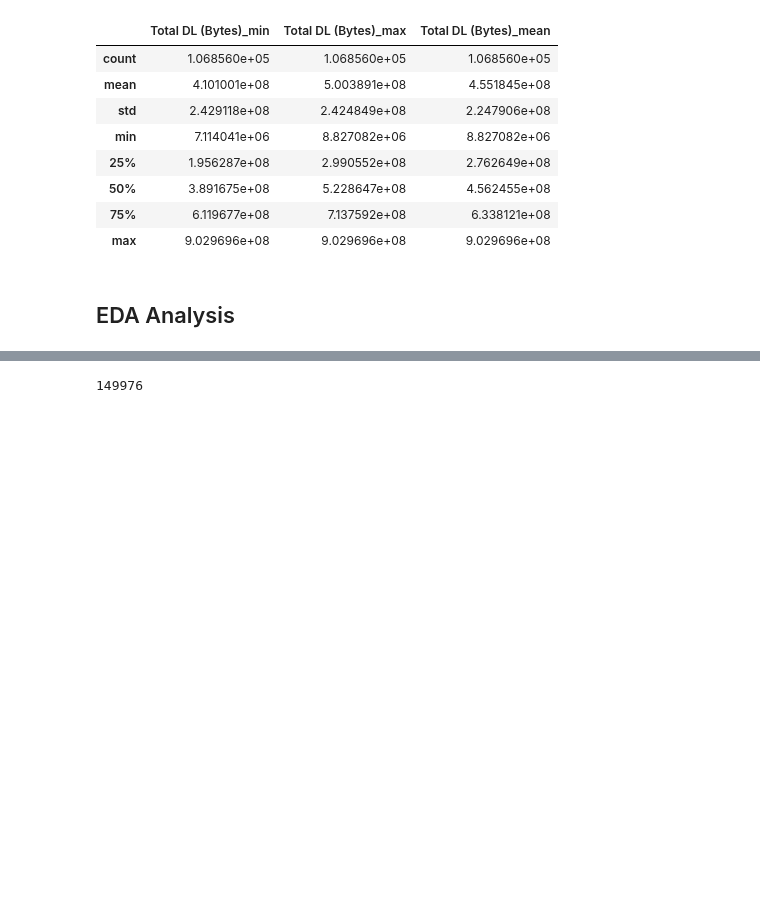
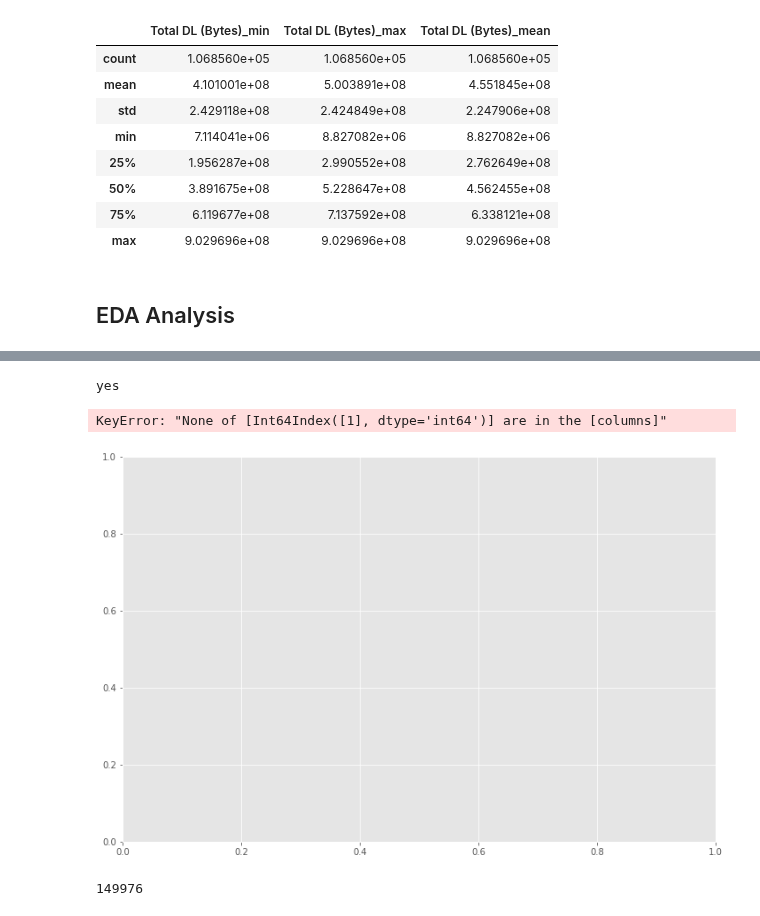
Before and after one commit to tutorialcreation/TelComChallenge, a Jupyter notebook: notebooks/Analysis.ipynb, the cells around one changed output, grey strips where cells are left out. Drawn from its saved outputs; the diff is of its cells as text; code cells hidden in the pictures; blank space fills up the shorter version.

```diff
--- a/notebooks/Analysis.ipynb
+++ b/notebooks/Analysis.ipynb
@@ -324,3 +380,9 @@ pd.DataFrame(numeric_df['Start ms'].describe())
+# %%
+graphical_univariate(numeric_df,numerical_features,"numeric","box",1)
+# %% [output]
+yes
+KeyError: "None of [Int64Index([1], dtype='int64')] are in the [columns]"
+[figure, added]
 # %%
 X = numerical_transforms
 y = numerical_transforms[]
```
Also changed, not shown: parts of 36 cells of this notebook.
